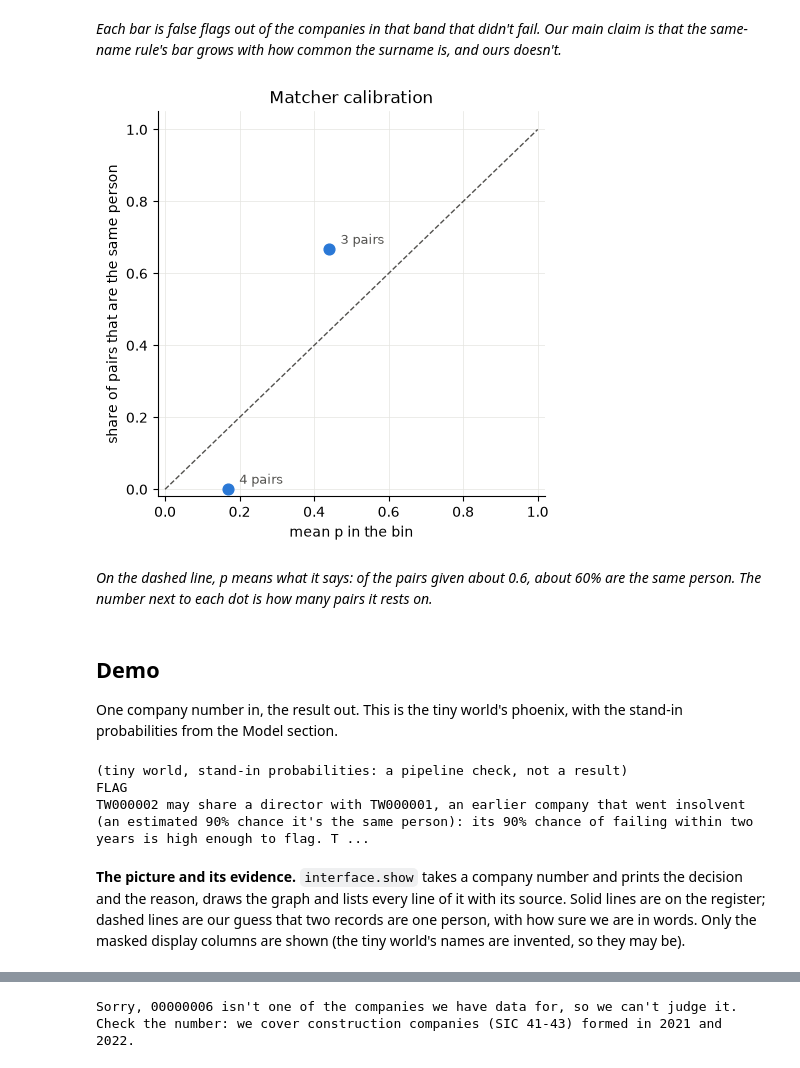
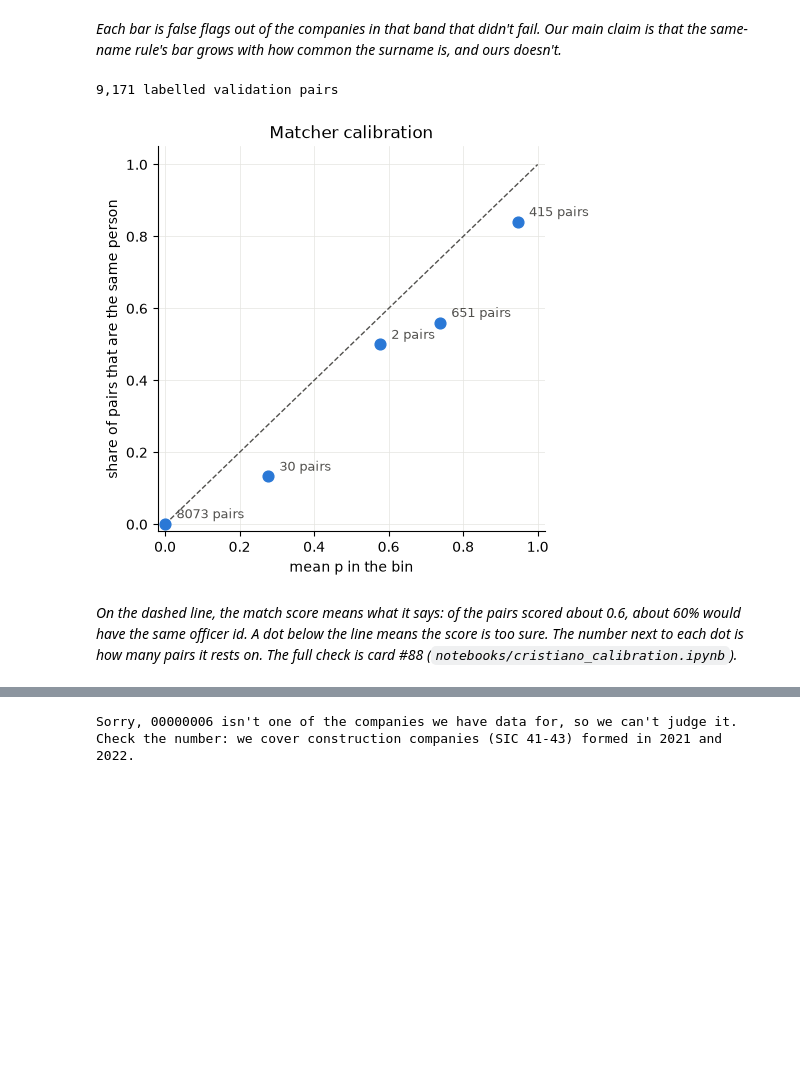
Before and after one commit to C-Nietzschmann/veritas-hackathon, a Jupyter notebook: notebooks/main.ipynb, the cells around one changed output, grey strips where cells are left out. Saved outputs shown, nothing was run; the diff lists cells and outputs as text; code cells hidden in the pictures; blank space fills up the shorter version.

```diff
--- a/notebooks/main.ipynb
+++ b/notebooks/main.ipynb
@@ -190,0 +132,12 @@ features
+# %%
+candidates = resolve.candidate_pairs(mentions)   # about half a minute on the real slice
+people = int((mentions["kind"] == "person").sum())
+print(f"{len(candidates):,} candidate pairs out of {people * (people - 1) // 2:,} possible, from {people:,} person records")
+
+splits = real_slice.person_split(mentions, claims, labels)   # each person record's split, from the company it directs
+true_pairs = pd.DataFrame(sorted(resolve.officer_pairs(mentions)), columns=["a", "b"])
+proposed = set(zip(candidates["a"], candidates["b"]))        # each pair once, with a < b, like officer_pairs
+for name in ["train", "validation"]:
+    part = true_pairs[real_slice.pair_split(true_pairs, splits) == name]
+    kept = sum(pair in proposed for pair in zip(part["a"], part["b"]))
+    print(f"{name}: blocking kept {kept:,} of {len(part):,} same-officer-id pairs")
@@ -195,10 +149,0 @@ A logistic regression then learns one weight per feature and gives every pair a
-# %%
-labelled = resolve.labelled_pairs(mentions)
-print("pairs per label:", labelled["label"].value_counts().to_dict())
-
-model = resolve.train_matcher(resolve.pair_features(labelled, mentions), labelled["label"], SEED)
-scored = resolve.scored_pairs(model, labelled, mentions)
-
-# The known answers next to the register's label, to see where the label is wrong.
-scored["really the same person"] = [pair in truth["same_person"] for pair in zip(scored["a"], scored["b"])]
-scored[["label", "p", "really the same person"]]
@@ -374,24 +517,16 @@ by_band
 # %% [markdown]
 *Each bar is false flags out of the companies in that band that didn't fail. Our main claim is that the same-name rule's bar grows with how common the surname is, and ours doesn't.*
-# %%
-# 108: is the matcher's p a probability? Its p against the share of pairs that are the same person.
-# Tiny world: these are the matcher's own training pairs, so this only checks that the plot draws.
-interface.display_png(interface.reliability_figure(scored["p"], scored["label"]))
-# %% [output]
-[figure, removed]
+# %%
+# 108: is the matcher's match score a probability? Its score against the share of pairs with the same officer id,
+# on the labelled validation pairs, which the matcher never learned from.
+held_out = labelled[labelled["split"] == "validation"].reset_index(drop=True)
+if held_out.empty:   # the tiny world has no validation pairs: its training pairs, only to check that the plot draws
+    held_out = labelled.reset_index(drop=True)
+held_out_p = resolve.match_probability(model, resolve.pair_features(held_out, mentions))
+print(f"{len(held_out):,} labelled validation pairs")
+interface.display_png(interface.reliability_figure(held_out_p, held_out["label"]))
+# %% [output]
+9,171 labelled validation pairs
+[figure, added]
 # %% [markdown]
-*On the dashed line, p means what it says: of the pairs given about 0.6, about 60% are the same person. The number next to each dot is how many pairs it rests on.*
+*On the dashed line, the match score means what it says: of the pairs scored about 0.6, about 60% would have the same officer id. A dot below the line means the score is too sure. The number next to each dot is how many pairs it rests on. The full check is card #88 (`notebooks/cristiano_calibration.ipynb`).*
-# %% [markdown]
-## Demo
-One company number in, the result out. This is the tiny world's phoenix, with the stand-in probabilities from the Model section.
-# %%
-answer = our_decisions.set_index("query").loc["TW000002"]
-print("(tiny world, stand-in probabilities: a pipeline check, not a result)")
-print(answer["decision"])
-print(answer["reason"])
-# %% [output]
-(tiny world, stand-in probabilities: a pipeline check, not a result)
-FLAG
-TW000002 may share a director with TW000001, an earlier company that went insolvent (an estimated 90% chance it's the same person): its 90% chance of failing within two years is high enough to flag. T ...
-# %% [markdown]
-**The picture and its evidence.** `interface.show` takes a company number and prints the decision and the reason, draws the graph and lists every line of it with its source. Solid lines are on the register; dashed lines are our guess that two records are one person, with how sure we are in words. Only the masked display columns are shown (the tiny world's names are invented, so they may be).
```
Also changed, not shown: parts of 63 cells of this notebook.
